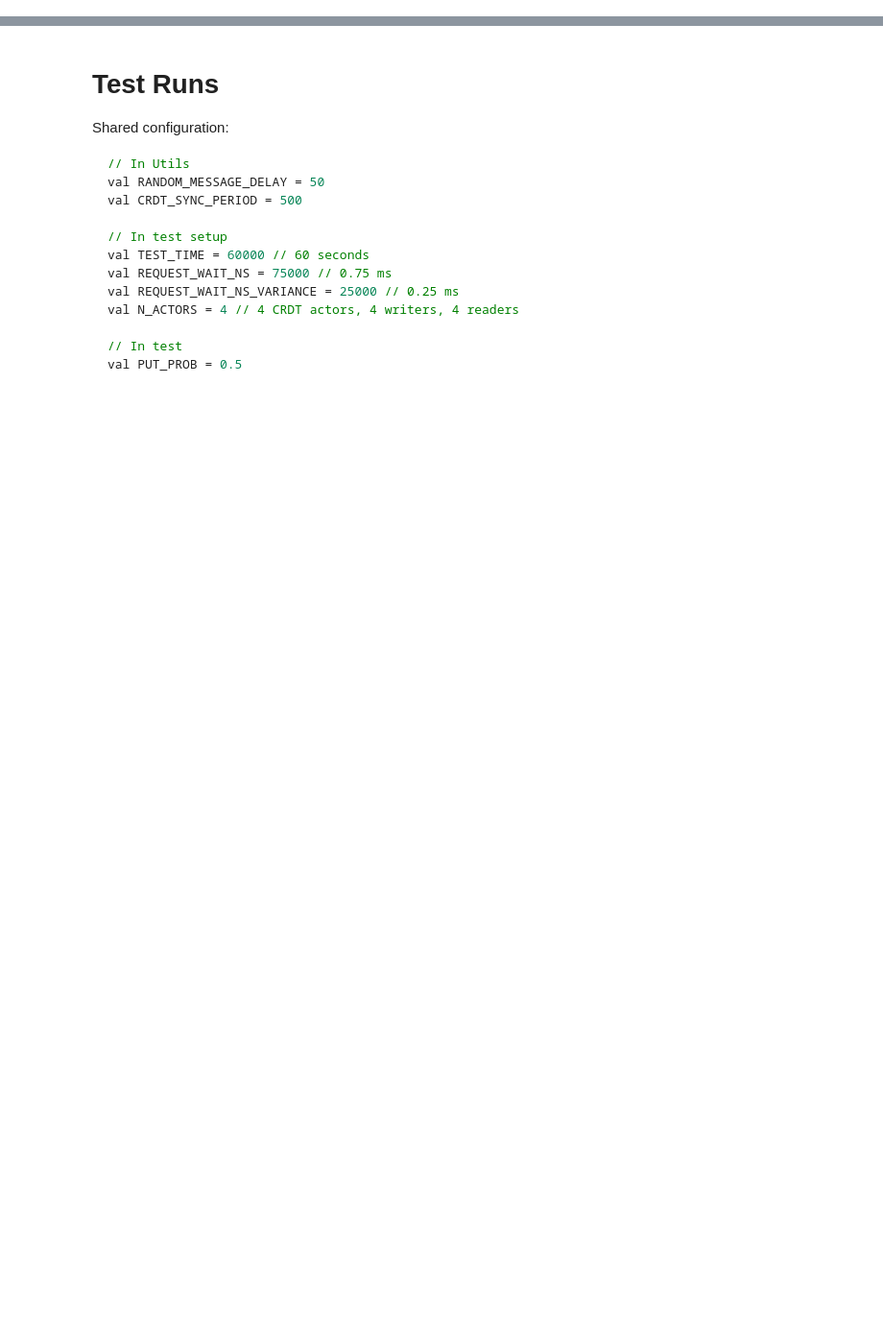
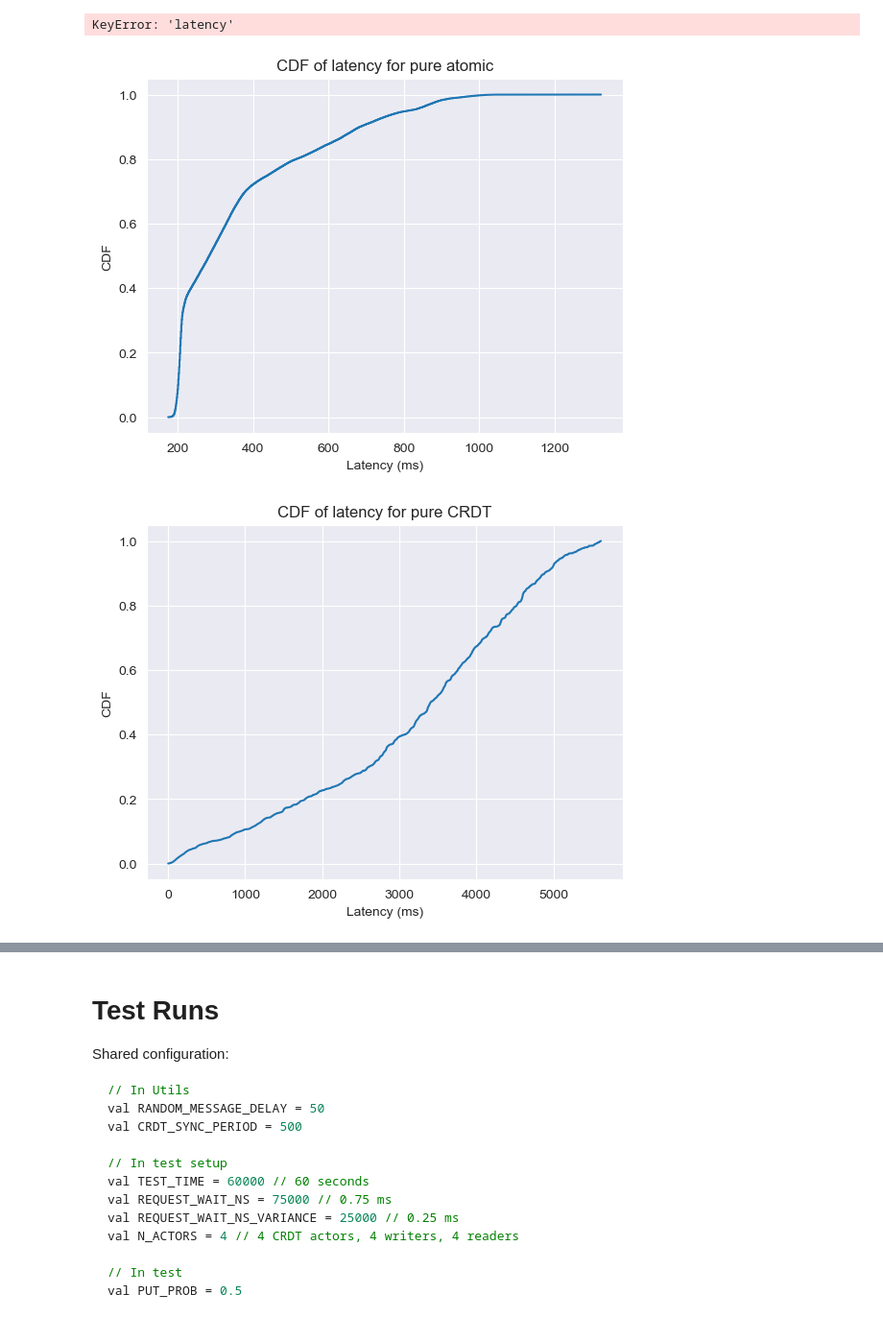
Before and after one commit to Taiwar/ID2203-Project-4-CvRDT, a Jupyter notebook: evaluation/report.ipynb, the cells around one changed output, grey strips where cells are left out. Shown at 96% size. Saved outputs shown, nothing was run; the diff lists cells and outputs as text; code cells hidden in the pictures; blank space fills up the shorter version.

```diff
--- a/evaluation/report.ipynb
+++ b/evaluation/report.ipynb
@@ -0,0 +65,28 @@
+# %%
+# Create a CDF plot of responseTime for pure atomic
+# Sort the data
+pure_atomic = pure_atomic.sort_values('latency')
+
+# Create a new column with the cumulative sum of latencies
+pure_atomic['cdf'] = pure_atomic['latency'].cumsum() / pure_atomic['latency'].sum()
+
+# Plot the cdf
+fig, ax = plt.subplots()
+ax.plot(pure_atomic['latency'], pure_atomic['cdf'])
+ax.set_xlabel('Latency (ms)')
+ax.set_ylabel('CDF')
+ax.set_title('CDF of latency for pure atomic')
+
+# Compare with CDF of latency for pure CRDT
+pure_crdt = pure_crdt.sort_values('latency')
+pure_crdt['cdf'] = pure_crdt['latency'].cumsum() / pure_crdt['latency'].sum()
+
+fig, ax = plt.subplots()
+ax.plot(pure_crdt['latency'], pure_crdt['cdf'])
+ax.set_xlabel('Latency (ms)')
+ax.set_ylabel('CDF')
+ax.set_title('CDF of latency for pure CRDT')
+# %% [output]
+KeyError: 'latency'
+[figure, added]
+[figure, added]
```
Also changed, not shown: parts of 4 cells of this notebook.
